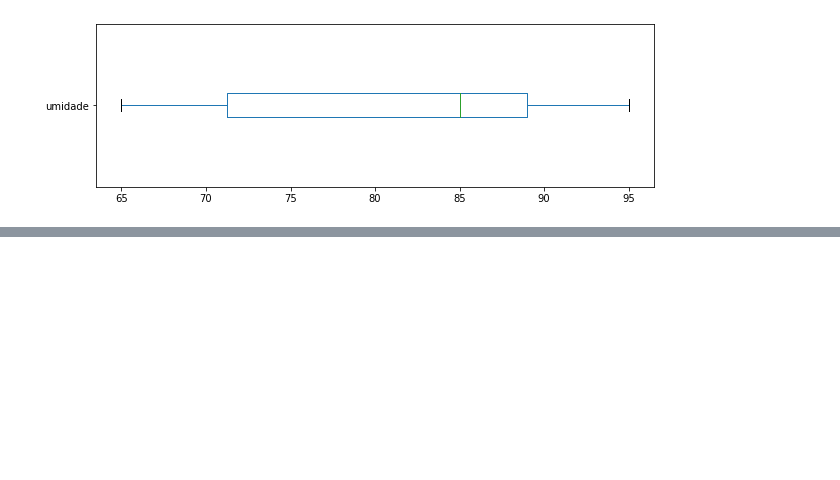
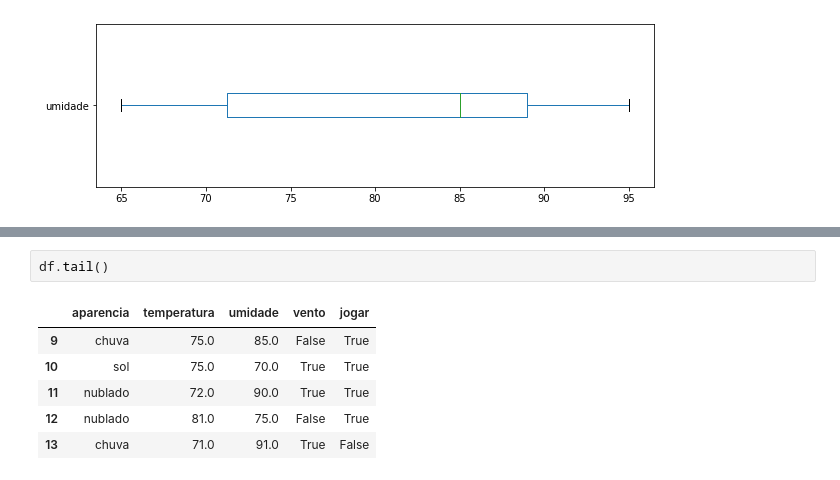
Before and after one commit to feliperromao/datascience-na-pratica, a Jupyter notebook: tratando_dados_tempo_pandas.ipynb, the cells around one changed output, grey strips where cells are left out. Drawn from its saved outputs; the diff is of its cells as text; blank space fills up the shorter version.

```diff
--- a/tratando_dados_tempo_pandas.ipynb
+++ b/tratando_dados_tempo_pandas.ipynb
@@ -175,0 +205,9 @@ df.umidade.plot.box(vert=False, figsize=(10,3));
+# %%
+df.tail()
+# %% [output]
+|  | aparencia | temperatura | umidade | vento | jogar |
+| 9 | chuva | 75.0 | 85.0 | False | True |
+| 10 | sol | 75.0 | 70.0 | True | True |
+| 11 | nublado | 72.0 | 90.0 | True | True |
+| 12 | nublado | 81.0 | 75.0 | False | True |
+| 13 | chuva | 71.0 | 91.0 | True | False |
```
Also changed, not shown: parts of 5 cells of this notebook.
